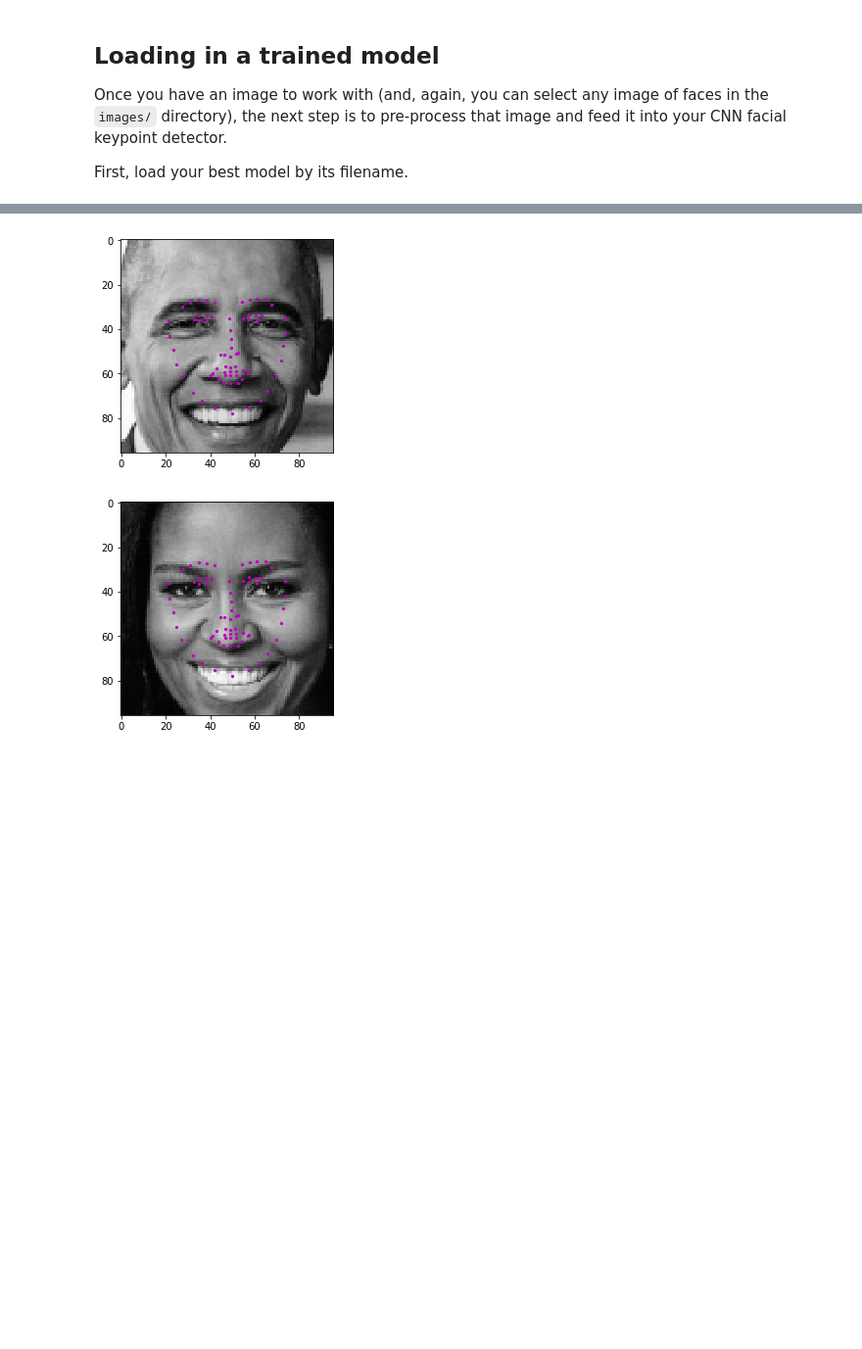
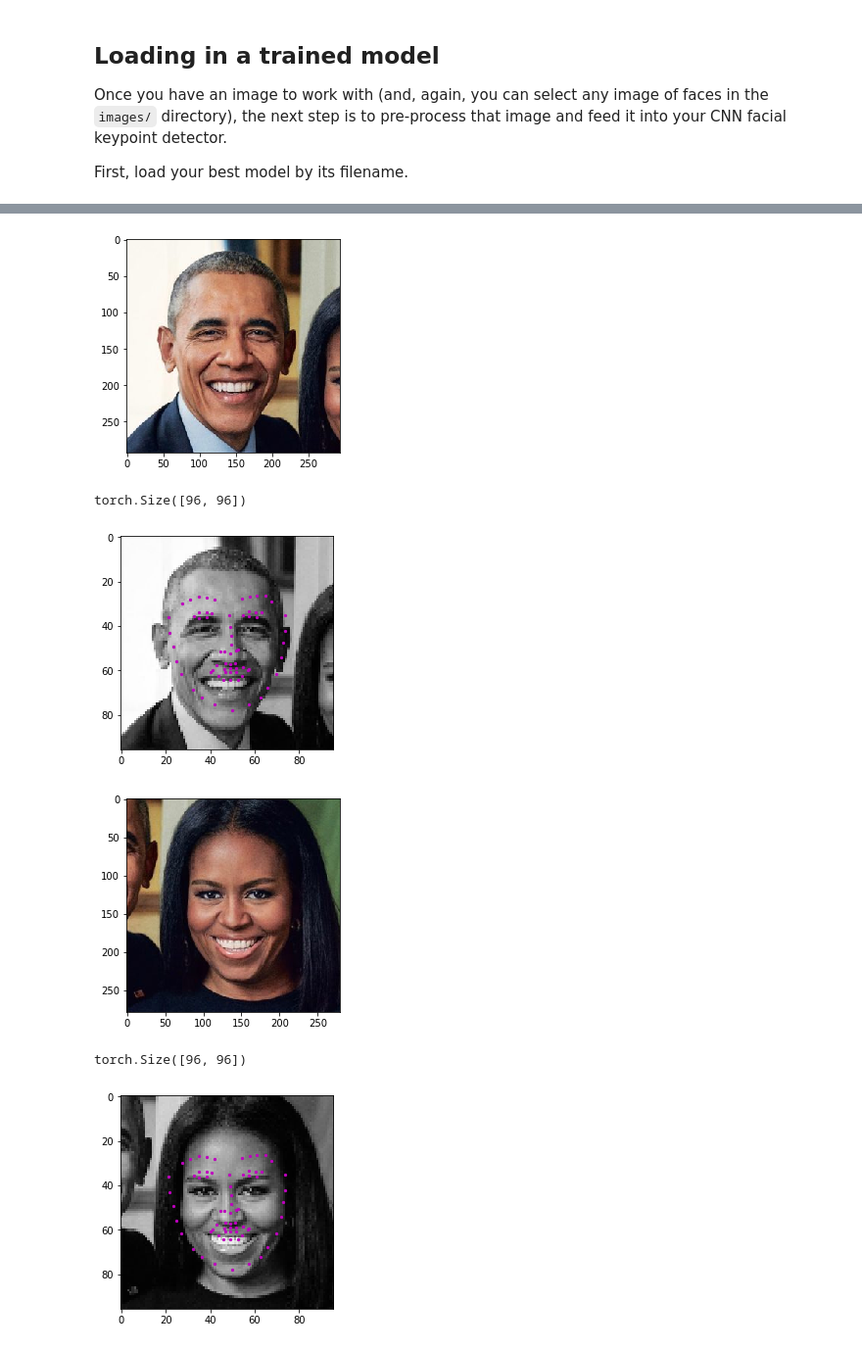
Before and after one commit to udacity/P1_Facial_Keypoints, a Jupyter notebook: 3. Facial Keypoint Detection, Complete Pipeline.ipynb, the cells around one changed output, grey strips where cells are left out. Shown at 98% size. Cells and saved outputs as stored; diff of their text form; code cells hidden in the pictures; blank space fills up the shorter version.

```diff
--- a/3. Facial Keypoint Detection, Complete Pipeline.ipynb
+++ b/3. Facial Keypoint Detection, Complete Pipeline.ipynb
@@ -139,39 +139,51 @@ def show_all_keypoints(image, predicted_key_pts, gt_pts=None):
 image_copy = np.copy(image)
 
 # loop over the detected faces from your haar cascade
-for (x,y,w,h) in faces:
-
+padding_w = padding_h = 60
+points = np.zeros((2, 68, 2), np.uint8)
+for index, (x,y,w,h) in enumerate(faces):
     # Select the region of interest that is the face in the image
-    roi = image_copy[y:y+h, x:x+w]
+    roi = image_copy[y-padding_h:y+h+padding_h, x-padding_w:x+w+padding_w]
+    plt.imshow(roi)
+    plt.show()
 
     ## TODO: Convert the face region from RGB to grayscale
     roi = cv2.cvtColor(roi, cv2.COLOR_RGB2GRAY)
 
     ## TODO: Normalize the grayscale image so that its color range falls in [0,1] instead of [0,255]
     roi = roi/255.0
 
     ## TODO: Rescale the detected face to be the expected square size for your CNN (224x224, suggested)
     roi = cv2.resize(roi, (96,96))
 
     ## TODO: Reshape the numpy image shape (H x W x C) into a torch image shape (C x H x W)
     roi = np.expand_dims(roi, 0)
     roi.transpose((2, 0, 1))
 
     ## TODO: Make facial keypoint predictions using your loaded, trained network
     ## perform a forward pass to get the predicted facial keypoints
     roi = torch.from_numpy(roi).type(torch.FloatTensor)
 
     # add Batch_size dimension
     roi.unsqueeze_(0)
 
     output = net(roi)
     output = output.view(output.size()[0], 68, -1)
     output = np.squeeze(output.detach().numpy())
     # undo normalization of keypoints
     output = output*50.0+100
 
+    roi = np.squeeze(roi)
+    points[index] = output
+    print(roi.shape)
+    #roi = cv2.resize(roi.numpy(), (96, 96))
+
     ## TODO: Display each detected face and the corresponding keypoints
-    show_all_keypoints(np.squeeze(roi), output)
+    show_all_keypoints(roi, output)
 # %% [output]
-[figure, old version]
+[figure, new version]
+torch.Size([96, 96])
-[figure, old version]
+[figure, new version]
+[figure, added]
+torch.Size([96, 96])
+[figure, added]
```
Also changed, not shown: parts of 1 cell of this notebook.
